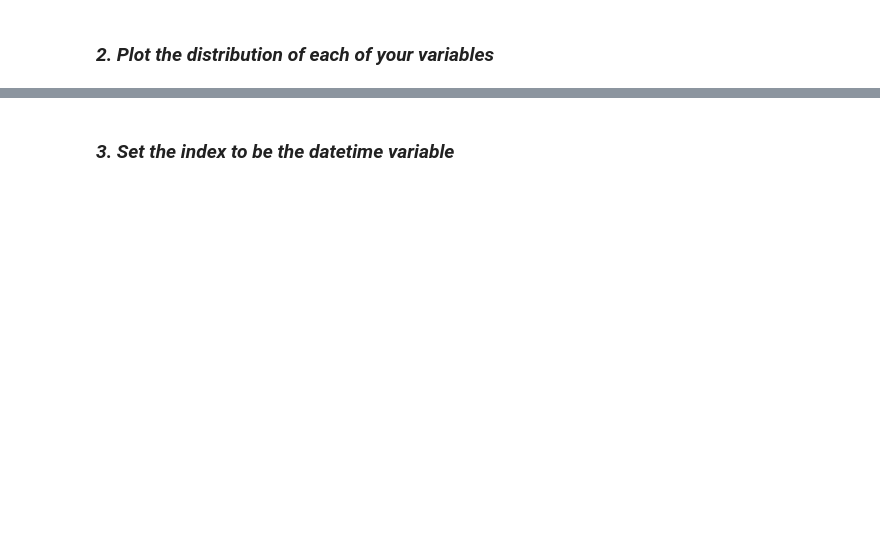
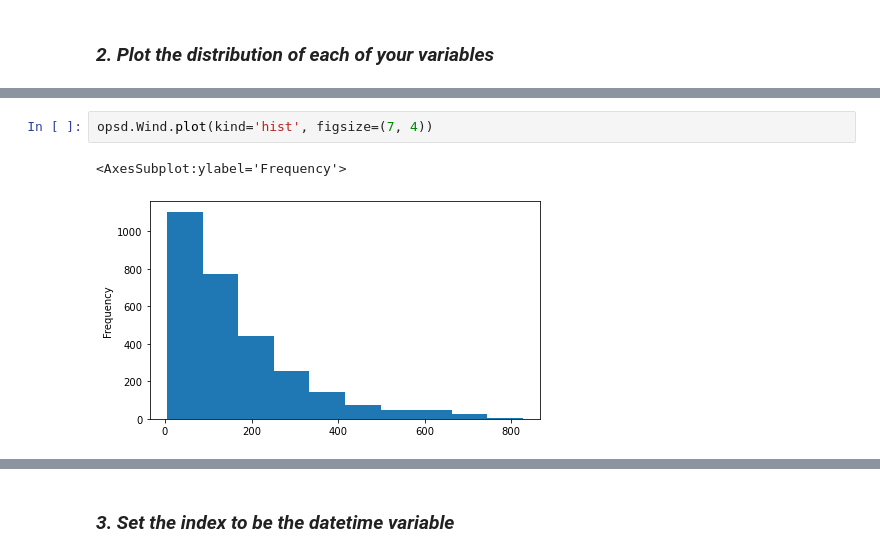
Before and after one commit to Severina7/time_series_exercises, a Jupyter notebook: preparation_exercises_ts.ipynb, the cells around one changed output, grey strips where cells are left out. Drawn from its saved outputs; the diff is of its cells as text; blank space fills up the shorter version.

```diff
--- a/preparation_exercises_ts.ipynb
+++ b/preparation_exercises_ts.ipynb
@@ -209,0 +227,5 @@ df.head()
+# %%
+opsd.Wind.plot(kind='hist', figsize=(7, 4))
+# %% [output]
+<AxesSubplot:ylabel='Frequency'>
+[figure, added]
```
Also changed, not shown: parts of 22 cells of this notebook, 1 other file.
